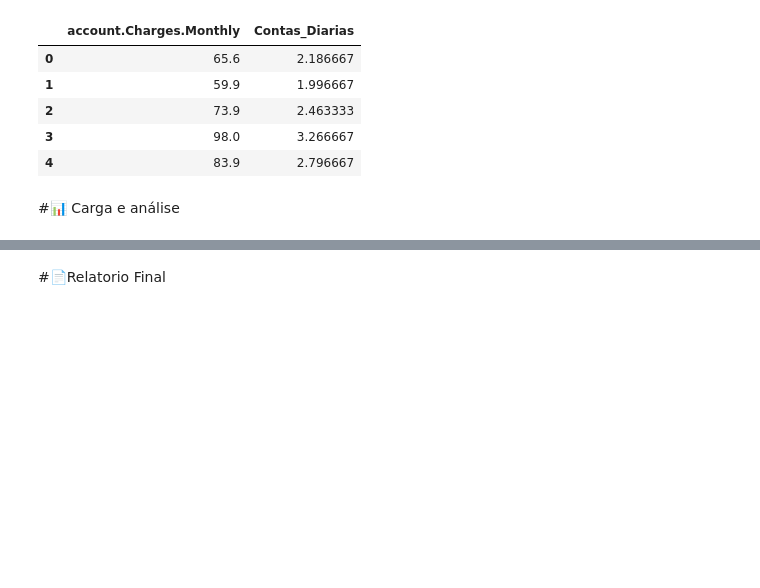
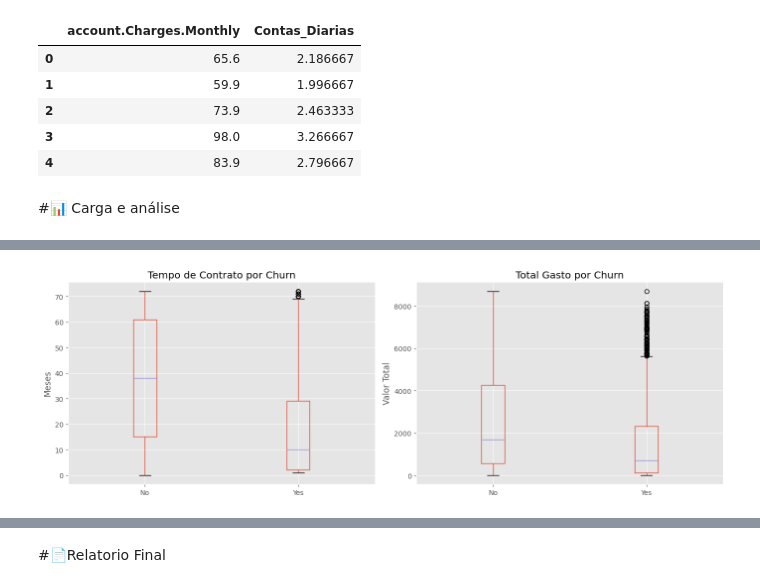
Before and after one commit to marceloBaumgratz/Challenge_TelecomX, a Jupyter notebook: notebooks/TelecomX_BR.ipynb, the cells around one changed output, grey strips where cells are left out. Cells and saved outputs as stored; diff of their text form; code cells hidden in the pictures; blank space fills up the shorter version.

```diff
--- a/notebooks/TelecomX_BR.ipynb
+++ b/notebooks/TelecomX_BR.ipynb
@@ -108,0 +250,21 @@ df[["account.Charges.Monthly", "Contas_Diarias"]].head()
+# %%
+
+plt.style.use("ggplot")
+
+fig, ax = plt.subplots(1, 2, figsize=(14,5))
+
+df.boxplot(column="customer.tenure", by="Churn", ax=ax[0])
+ax[0].set_title("Tempo de Contrato por Churn")
+ax[0].set_xlabel("")
+ax[0].set_ylabel("Meses")
+
+df.boxplot(column="account.Charges.Total", by="Churn", ax=ax[1])
+ax[1].set_title("Total Gasto por Churn")
+ax[1].set_xlabel("")
+ax[1].set_ylabel("Valor Total")
+
+plt.suptitle("")
+plt.tight_layout()
+plt.show()
+# %% [output]
+[figure, added]
```
Also changed, not shown: parts of 9 cells of this notebook.
